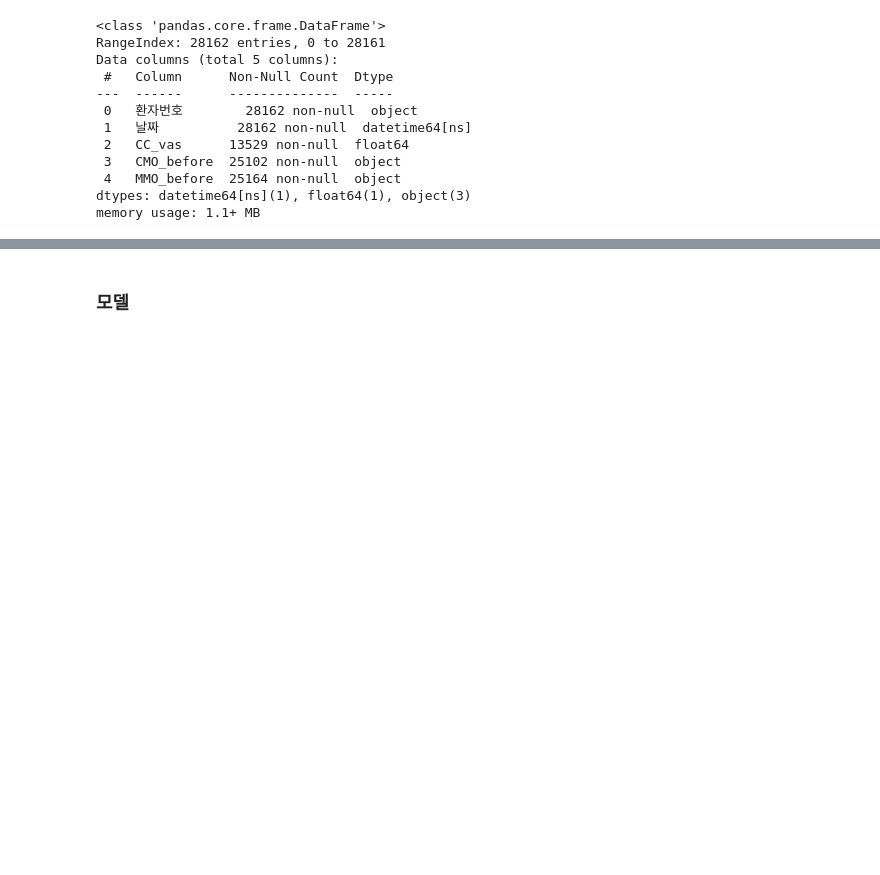
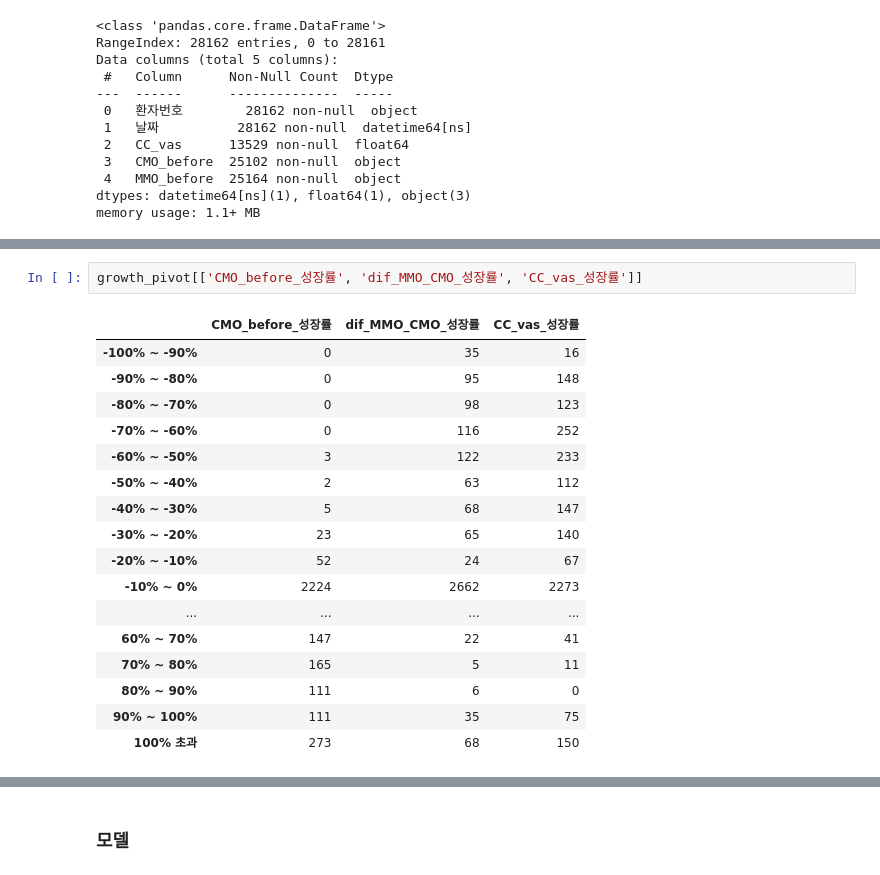
Before and after one commit to skadudd/prj_centum, a Jupyter notebook: gpt_classifier/classifier.ipynb, the cells around one changed output, grey strips where cells are left out. Cells and saved outputs as stored; diff of their text form; blank space fills up the shorter version.

```diff
--- a/gpt_classifier/classifier.ipynb
+++ b/gpt_classifier/classifier.ipynb
@@ -457,0 +472,20 @@ memory usage: 2.1+ MB
+# %%
+growth_pivot[['CMO_before_성장률', 'dif_MMO_CMO_성장률', 'CC_vas_성장률']]
+# %% [output]
+|  | CMO_before_성장률 | dif_MMO_CMO_성장률 | CC_vas_성장률 |
+| -100% ~ -90% | 0 | 35 | 16 |
+| -90% ~ -80% | 0 | 95 | 148 |
+| -80% ~ -70% | 0 | 98 | 123 |
+| -70% ~ -60% | 0 | 116 | 252 |
+| -60% ~ -50% | 3 | 122 | 233 |
+| -50% ~ -40% | 2 | 63 | 112 |
+| -40% ~ -30% | 5 | 68 | 147 |
+| -30% ~ -20% | 23 | 65 | 140 |
+| -20% ~ -10% | 52 | 24 | 67 |
+| -10% ~ 0% | 2224 | 2662 | 2273 |
+| ... | ... | ... | ... |
+| 60% ~ 70% | 147 | 22 | 41 |
+| 70% ~ 80% | 165 | 5 | 11 |
+| 80% ~ 90% | 111 | 6 | 0 |
+| 90% ~ 100% | 111 | 35 | 75 |
+| 100% 초과 | 273 | 68 | 150 |
```
Also changed, not shown: parts of 25 cells of this notebook, 1 other file.
